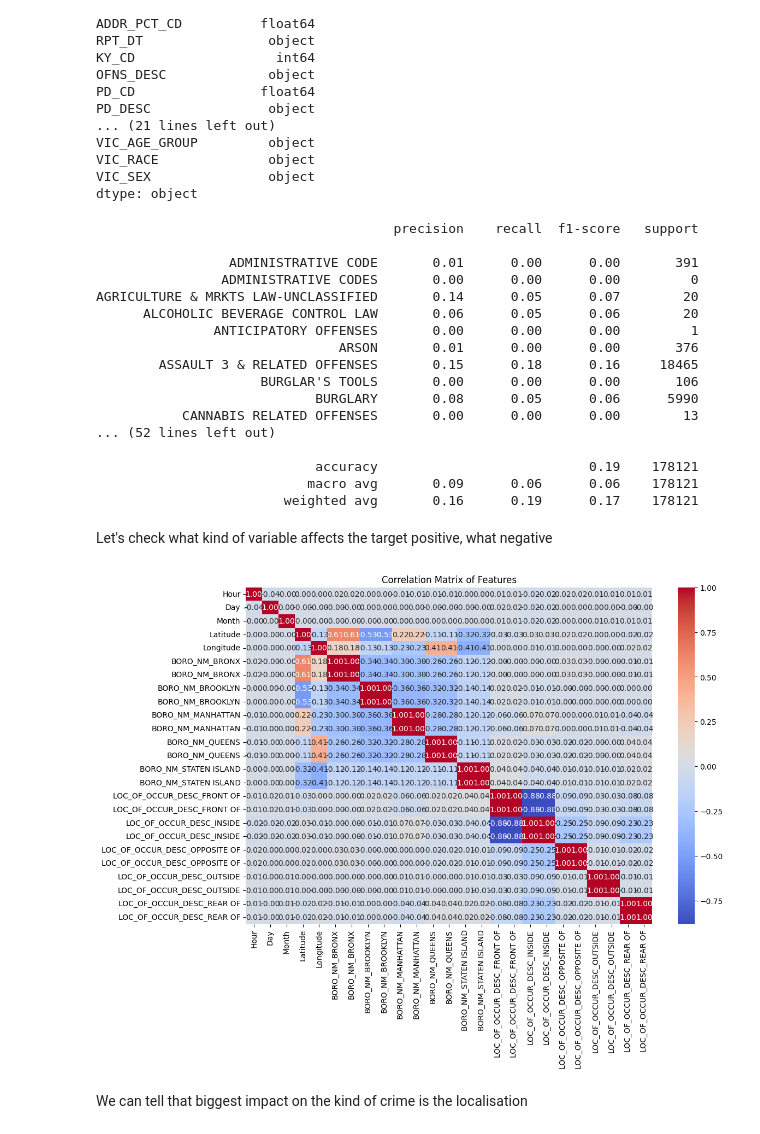
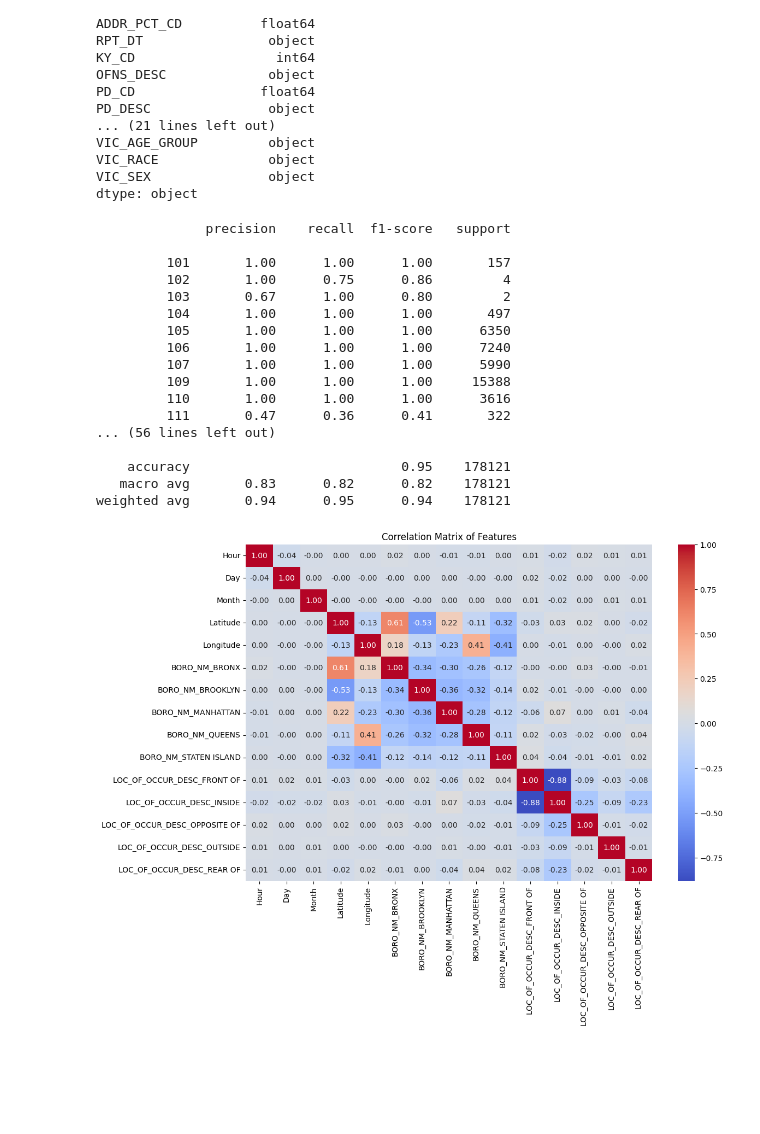
Before and after one commit to qwantanius/DSC_PJAIT_2024, a Jupyter notebook: model.ipynb, the cells around one changed output. Saved outputs shown, nothing was run; the diff lists cells and outputs as text; code cells hidden in the pictures; blank space fills up the shorter version.

```diff
--- a/model.ipynb
+++ b/model.ipynb
@@ -61,10 +60,11 @@ VIC_RACE              object
 VIC_SEX               object
 dtype: object
 # %%
-nypd_data = nypd_data.dropna(subset=['RPT_DT', 'CMPLNT_FR_TM', 'BORO_NM', 'LOC_OF_OCCUR_DESC', 'Latitude', 'Longitude', 'OFNS_DESC'])
+nypd_data = nypd_data.dropna(subset=['RPT_DT', 'CMPLNT_FR_TM', 'BORO_NM', 'LOC_OF_OCCUR_DESC', 'Latitude', 'Longitude', 'OFNS_DESC', 'KY_CD'])
 
 
 nypd_data_sample = nypd_data.sample(n=100000, random_state=42)
+
 
 start_date = '2000-01-01'
 end_date = '2024-12-31'
@@ -78,13 +78,12 @@ nypd_data['CMPLNT_FR_TM'] = pd.to_datetime(nypd_data['CMPLNT_FR_TM'], format='%H
 
 nypd_data = nypd_data.dropna(subset=['RPT_DT', 'CMPLNT_FR_TM'])
 
-
 nypd_data['Hour'] = nypd_data['CMPLNT_FR_TM'].apply(lambda x: x.hour)
 nypd_data['Day'] = nypd_data['RPT_DT'].dt.dayofweek
 nypd_data['Month'] = nypd_data['RPT_DT'].dt.month
 
 
-categorical_features = ['BORO_NM', 'LOC_OF_OCCUR_DESC']
+categorical_features = ['BORO_NM', 'LOC_OF_OCCUR_DESC', 'OFNS_DESC']
 encoder = OneHotEncoder(sparse_output=False)
 encoded_features = encoder.fit_transform(nypd_data[categorical_features])
 
@@ -93,8 +92,7 @@ nypd_data = pd.concat([nypd_data, encoded_df], axis=1)
 
 
 features = ['Hour', 'Day', 'Month', 'Latitude', 'Longitude'] + list(encoded_df.columns)
-target = 'OFNS_DESC'
-
+target = 'KY_CD'
 
 nypd_data_sample = nypd_data.sample(frac=0.1, random_state=42)
 
@@ -112,36 +110,33 @@ y_pred = model.predict(X_test)
 
 print(classification_report(y_test, y_pred))
 # %% [output]
-                                      precision    recall  f1-score   support
+              precision    recall  f1-score   support
 
-                 ADMINISTRATIVE CODE       0.01      0.00      0.00       391
-                ADMINISTRATIVE CODES       0.00      0.00      0.00         0
-AGRICULTURE & MRKTS LAW-UNCLASSIFIED       0.14      0.05      0.07        20
-      ALCOHOLIC BEVERAGE CONTROL LAW       0.06      0.05      0.06        20
-               ANTICIPATORY OFFENSES       0.00      0.00      0.00         1
-                               ARSON       0.01      0.00      0.00       376
-        ASSAULT 3 & RELATED OFFENSES       0.15      0.18      0.16     18465
-                     BURGLAR'S TOOLS       0.00      0.00      0.00       106
-                            BURGLARY       0.08      0.05      0.06      5990
-           CANNABIS RELATED OFFENSES       0.00      0.00      0.00        13
-... (52 lines left out)
+         101       1.00      1.00      1.00       157
+         102       1.00      0.75      0.86         4
+         103       0.67      1.00      0.80         2
+         104       1.00      1.00      1.00       497
+         105       1.00      1.00      1.00      6350
+         106       1.00      1.00      1.00      7240
+         107       1.00      1.00      1.00      5990
+         109       1.00      1.00      1.00     15388
+         110       1.00      1.00      1.00      3616
+         111       0.47      0.36      0.41       322
+... (56 lines left out)
 
-                            accuracy                           0.19    178121
-                           macro avg       0.09      0.06      0.06    178121
-                        weighted avg       0.16      0.19      0.17    178121
+    accuracy                           0.95    178121
+   macro avg       0.83      0.82      0.82    178121
+weighted avg       0.94      0.95      0.94    178121
 # %%
 import matplotlib.pyplot as plt
 import seaborn as sns
-# %% [markdown]
-Let's check what kind of variable affects the target positive, what negative
 # %%
+features = [feature for feature in features if 'OFNS_DESC' not in feature]
 correlation_matrix = nypd_data_sample[features].corr()
 
 plt.figure(figsize=(12, 8))
 sns.heatmap(correlation_matrix, annot=True, fmt='.2f', cmap='coolwarm', cbar=True)
 plt.title('Correlation Matrix of Features')
 plt.show()
 # %% [output]
-[figure, old version]
+[figure, new version]
-# %% [markdown]
-We can tell that biggest impact on the kind of crime is the localisation
```
Also changed, not shown: parts of 3 cells of this notebook.
